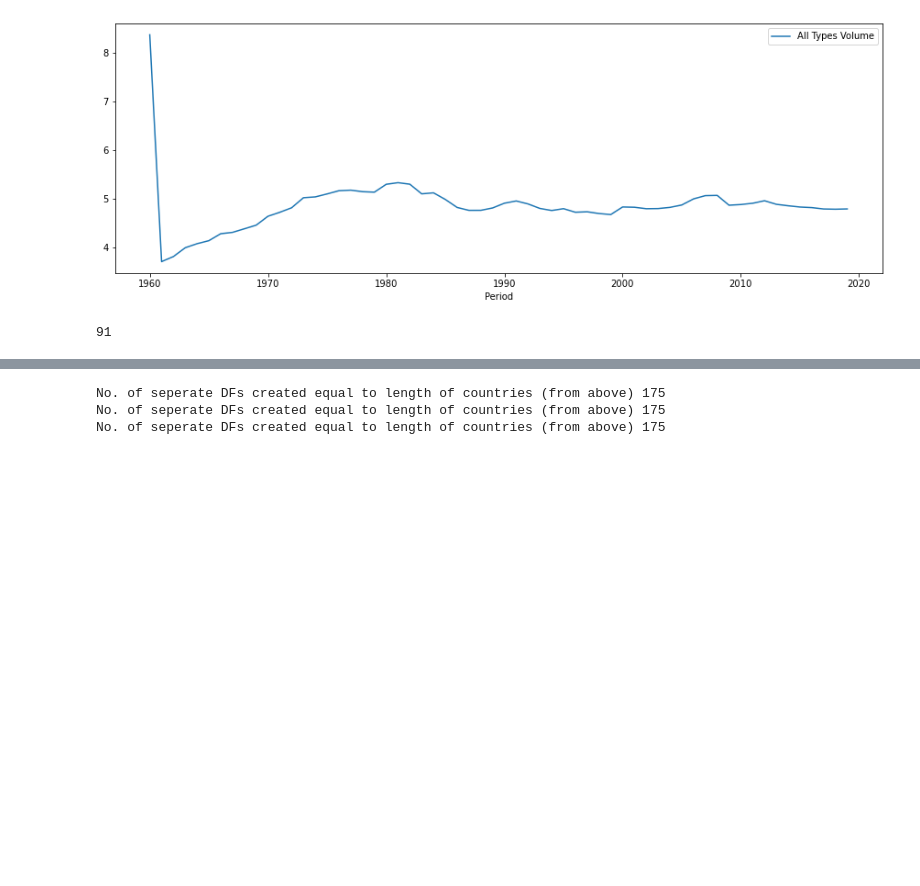
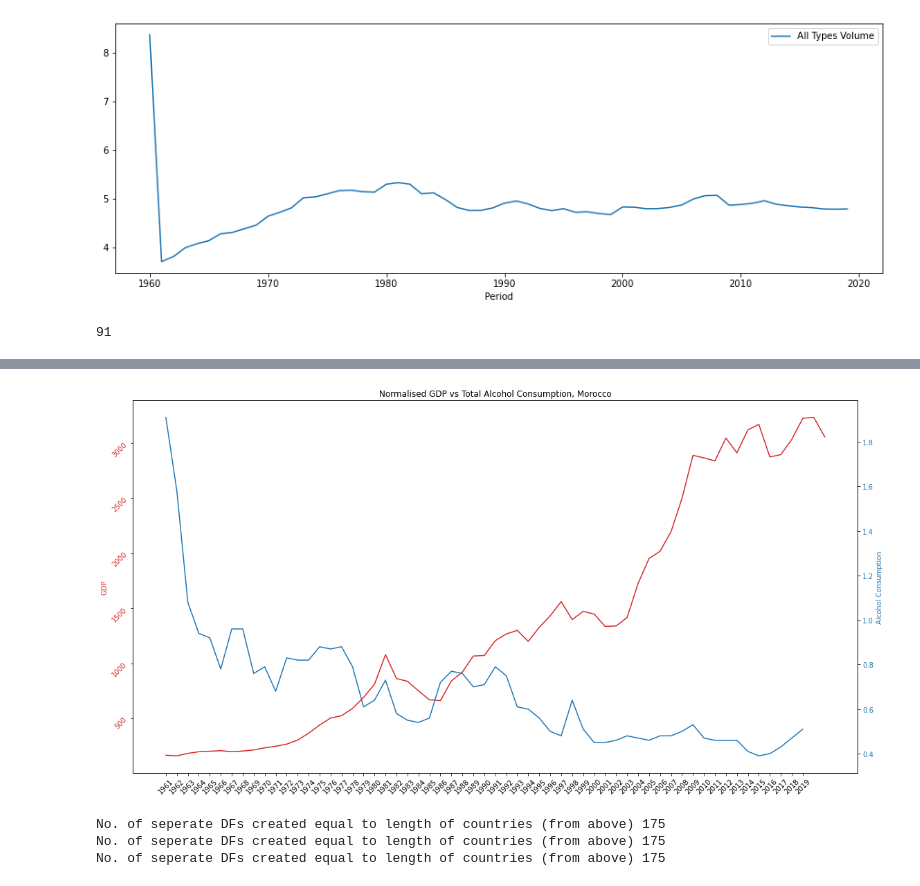
Before and after one commit to stuartbrown4/Big-Data-Assignment, a Jupyter notebook: Data-Handling-01.ipynb, the cells around one changed output, grey strips where cells are left out. Cells and saved outputs as stored; diff of their text form; code cells hidden in the pictures; blank space fills up the shorter version.

```diff
--- a/Data-Handling-01.ipynb
+++ b/Data-Handling-01.ipynb
@@ -123,5 +128,5 @@ print(len(non_match))
 # %%
 # countries with non-matching names - Bahamas, Bolivia, Ivory Coast, Egypt, UK, Gambia, Iran, St. Lucia, Moldova, Macedonia, Tanzania,  USA, Venexuela, Vietnam, Yemen
 
-g, a = NameFinder('Yemen')
+g, a = NameFinder('United States')
 # %% [output]
@@ -144,7 +149,7 @@ gdp_ppp.loc[gdp_ppp['Location'] == g[0][0], 'Location'] = a[0][0]
 # function to find the gdp of a desired country
 
 def CountryGDP(country):
-    country_gdp = gdp_pc[gdp_pc['Country Name'] == country].T.drop(['Country Name', 'Code', 'Unnamed: 65'])
+    country_gdp = gdp_pc[gdp_pc['Location'] == country].T.drop(['Location', 'Unnamed: 65', 'Unnamed: 0'])
     country_gdp['Year'] = country_gdp.index
     country_gdp['Year'] = country_gdp['Year'].astype(int)
     country_gdp.columns = ['GDP', 'Year']
@@ -155,8 +176,8 @@ def CountryGDP(country):
 # function to find the total alcohol consumption of a desired country
 
 def CountryConspumtion(country):
-    country_cons = df[df['Location'] == country][['Period', 'Dim1','FactValueNumeric']].reset_index().drop(['index'], axis=1)
-    country_cons.columns = ['Year', 'Alcohol Type','alc_cons_litre']
+    country_cons = all_types[all_types['Location'] == country][['Period','All Types Volume']].reset_index().drop(['index'], axis=1)
+    country_cons.columns = ['Year','alc_cons_litre']
     country_cons = country_cons.sort_values('Year')
     return country_cons
 # %%
@@ -188,6 +209,13 @@ def TwoAxisPlot(df1, df2, country):
     ax.tick_params(labelrotation=45)
     ax.set_title(f'Normalised GDP vs Total Alcohol Consumption, {country}')
     return
+# %%
+mor_gdp = CountryGDP('Morocco')
+mor_cons = CountryConspumtion('Morocco')
+# %%
+TwoAxisPlot(mor_gdp, mor_cons, 'Morocco')
+# %% [output]
+[figure, added]
 # %%
 # fucntion to collate the alcohol data, manipulate the GDP data into a usable format and merge the two
         # fucntio merges the alchol dataframes, selects the gdp data where location names match, transposes the gdp data and renames the columns, resets index
```
Also changed, not shown: parts of 5 cells of this notebook, 7 other files.
